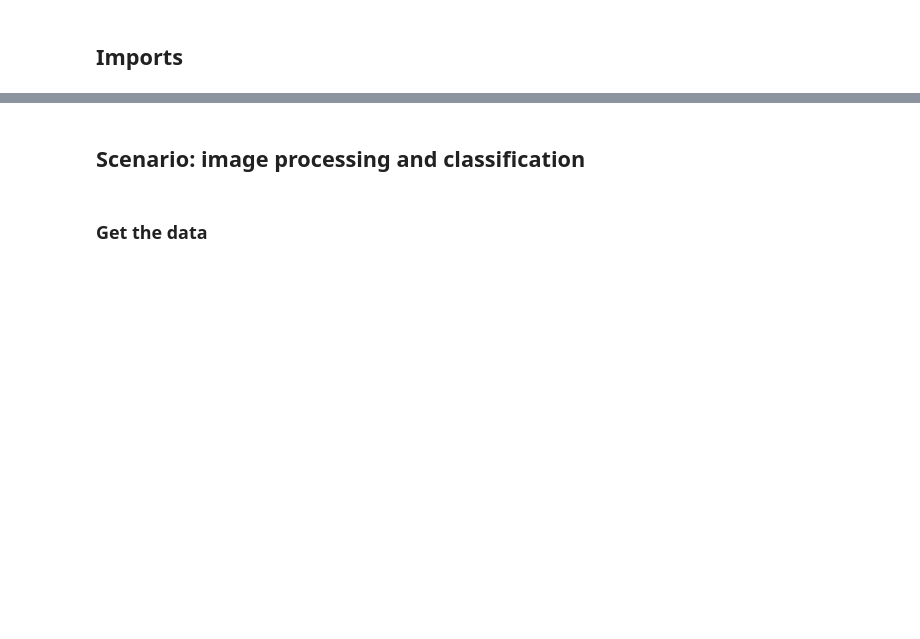
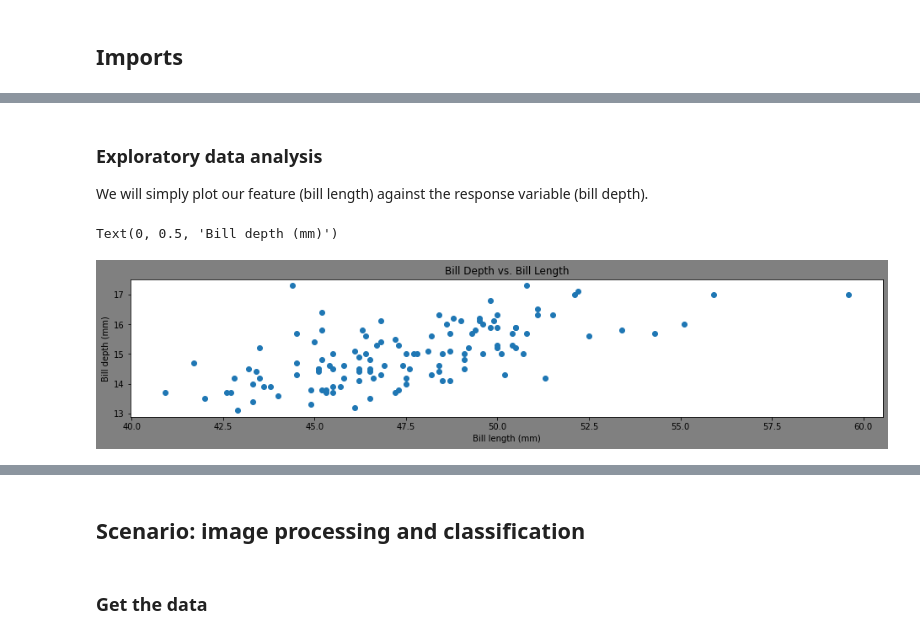
Before and after one commit to MLWorkshops/mlinterviews, a Jupyter notebook: machine_learning_foundations/Machine_Learning_Foundations.ipynb, the cells around one changed output, grey strips where cells are left out. Saved outputs shown, nothing was run; the diff lists cells and outputs as text; code cells hidden in the pictures; blank space fills up the shorter version.

```diff
--- a/machine_learning_foundations/Machine_Learning_Foundations.ipynb
+++ b/machine_learning_foundations/Machine_Learning_Foundations.ipynb
@@ -63,0 +68,4 @@ plt.rcParams['figure.facecolor'] = 'grey'
+# %%
+PENGUIN_DATA_FILE = os.path.join('data', 'penguins.csv')
+# %%
+penguin_data = pd.read_csv(PENGUIN_DATA_FILE)
@@ -63,0 +95,8 @@ plt.rcParams['figure.facecolor'] = 'grey'
+# %%
+gentoo_data = penguin_data[penguin_data['species'] == 'Gentoo']
+
+# Select two quantitative features
+gentoo_data = gentoo_data[['bill_length_mm', 'bill_depth_mm']]
+
+print('Shape of Gentoo penguin dataset = ', gentoo_data.shape)
+gentoo_data.head()
@@ -63,0 +111,13 @@ plt.rcParams['figure.facecolor'] = 'grey'
+# %% [markdown]
+### Exploratory data analysis
+
+We will simply plot our feature (bill length) against the response variable (bill depth).
+# %%
+plt.scatter(x=gentoo_data['bill_length_mm'],
+            y=gentoo_data['bill_depth_mm'])
+plt.title('Bill Depth vs. Bill Length')
+plt.xlabel('Bill length (mm)')
+plt.ylabel('Bill depth (mm)')
+# %% [output]
+Text(0, 0.5, 'Bill depth (mm)')
+[figure, added]
```
Also changed, not shown: parts of 29 cells of this notebook, 2 other files.
